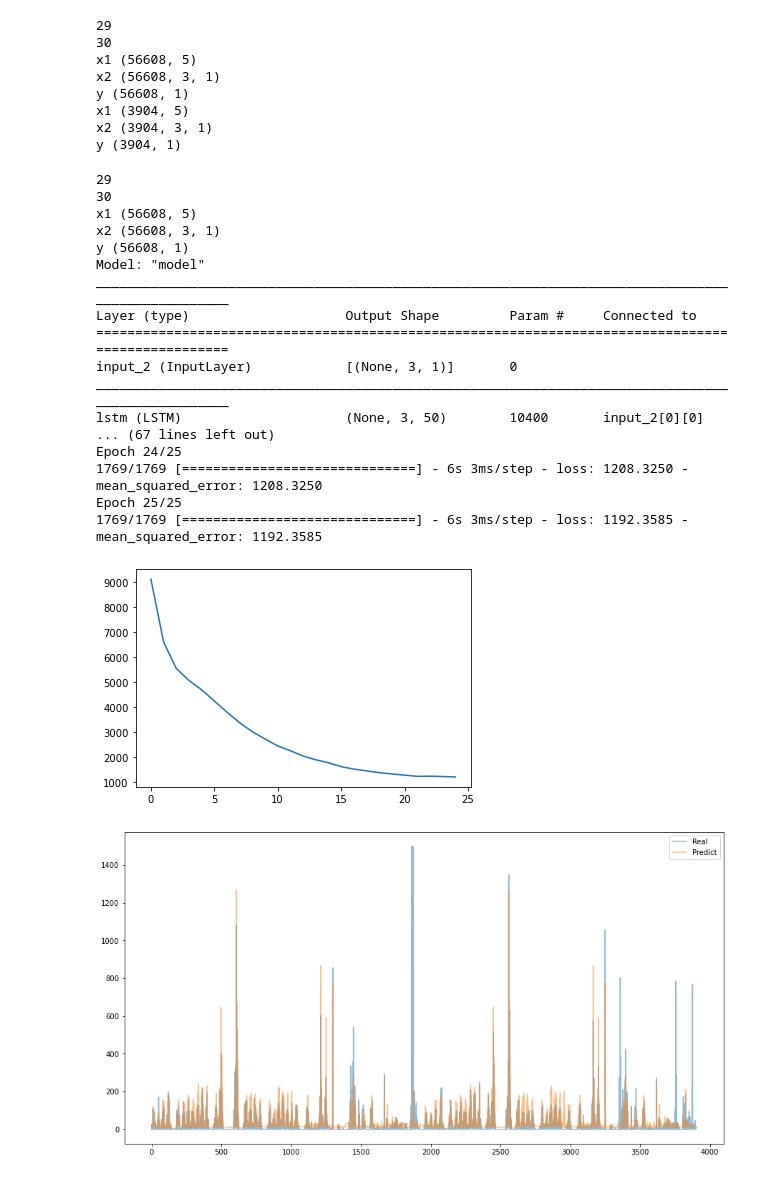
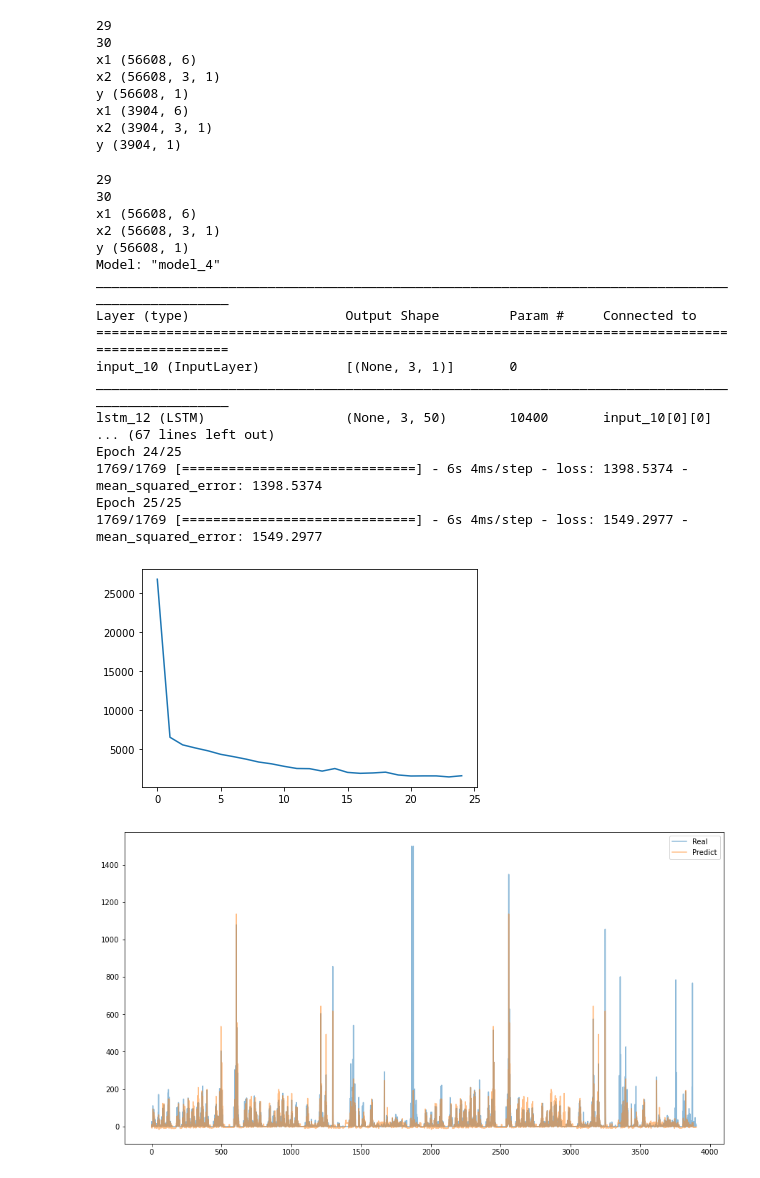
Before and after one commit to Alberto7526/MonografiaGithub, a Jupyter notebook: Pruebas.ipynb, the cells around one changed output. Saved outputs shown, nothing was run; the diff lists cells and outputs as text; code cells hidden in the pictures.

```diff
--- a/Pruebas.ipynb
+++ b/Pruebas.ipynb
@@ -27,6 +32,6 @@ df.head()
 # %%
 def split_rnn(df, look_back):
-    x1_ = df[['shop_id','item_category_id','average_price_per_shop','average_items_per_shop','average_items_per_category']]
+    x1_ = df[['shop_id','item_category_id','average_price_per_category','average_price_per_shop','average_items_per_shop','average_items_per_category']]
     x1 = pd.DataFrame()
     x2 = pd.DataFrame()
     y = pd.DataFrame()
@@ -76,10 +81,10 @@ print('y',y_test.shape)
 # %% [output]
 29
 30
-x1 (56608, 5)
+x1 (56608, 6)
 x2 (56608, 3, 1)
 y (56608, 1)
-x1 (3904, 5)
+x1 (3904, 6)
 x2 (3904, 3, 1)
 y (3904, 1)
 # %%
@@ -116,31 +121,31 @@ plt.show()
 # %% [output]
 29
 30
-x1 (56608, 5)
+x1 (56608, 6)
 x2 (56608, 3, 1)
 y (56608, 1)
-Model: "model"
+Model: "model_4"
 __________________________________________________________________________________________________
 Layer (type)                    Output Shape         Param #     Connected to
 ==================================================================================================
-input_2 (InputLayer)            [(None, 3, 1)]       0
+input_10 (InputLayer)           [(None, 3, 1)]       0
 __________________________________________________________________________________________________
-lstm (LSTM)                     (None, 3, 50)        10400       input_2[0][0]
+lstm_12 (LSTM)                  (None, 3, 50)        10400       input_10[0][0]
 ... (67 lines left out)
 Epoch 24/25
-1769/1769 [==============================] - 6s 3ms/step - loss: 1208.3250 - mean_squared_error: 1208.3250
+1769/1769 [==============================] - 6s 4ms/step - loss: 1398.5374 - mean_squared_error: 1398.5374
 Epoch 25/25
-1769/1769 [==============================] - 6s 3ms/step - loss: 1192.3585 - mean_squared_error: 1192.3585
+1769/1769 [==============================] - 6s 4ms/step - loss: 1549.2977 - mean_squared_error: 1549.2977
-[figure, old version]
+[figure, new version]
 # %%
 x1_test,x2_test,y_test = split_data['test']
 y_pred = model.predict([x1_test,x2_test])
-error = eval(y_test,y_pred)
+
 
 plt.figure(figsize=(15,8))
 plt.plot(y_test,alpha=0.5,label = 'Real')
 plt.plot(y_pred,alpha=0.5,label = 'Predict')
 plt.legend()
 plt.show()
 # %% [output]
-[figure, old version]
+[figure, new version]
```
Also changed, not shown: parts of 8 cells of this notebook, 1 other file.
